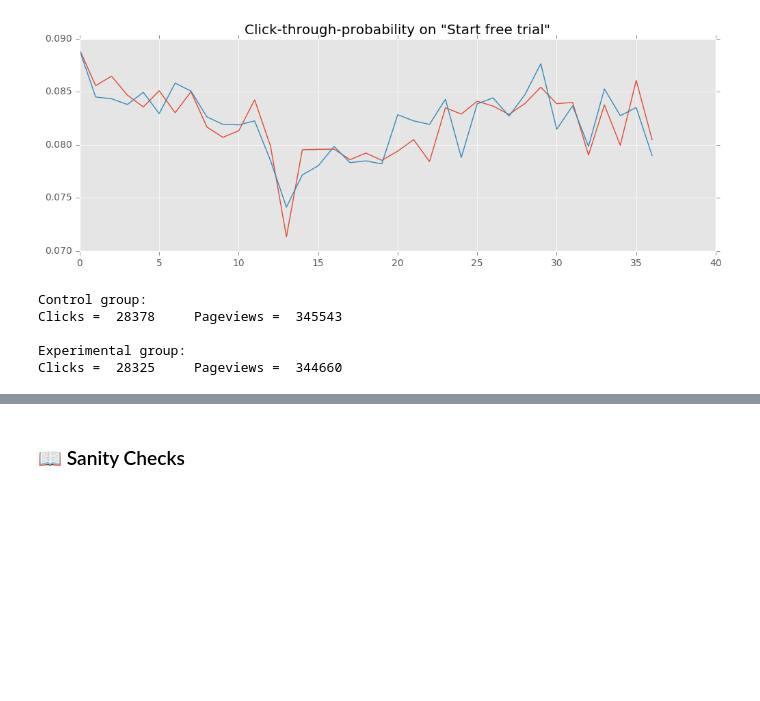
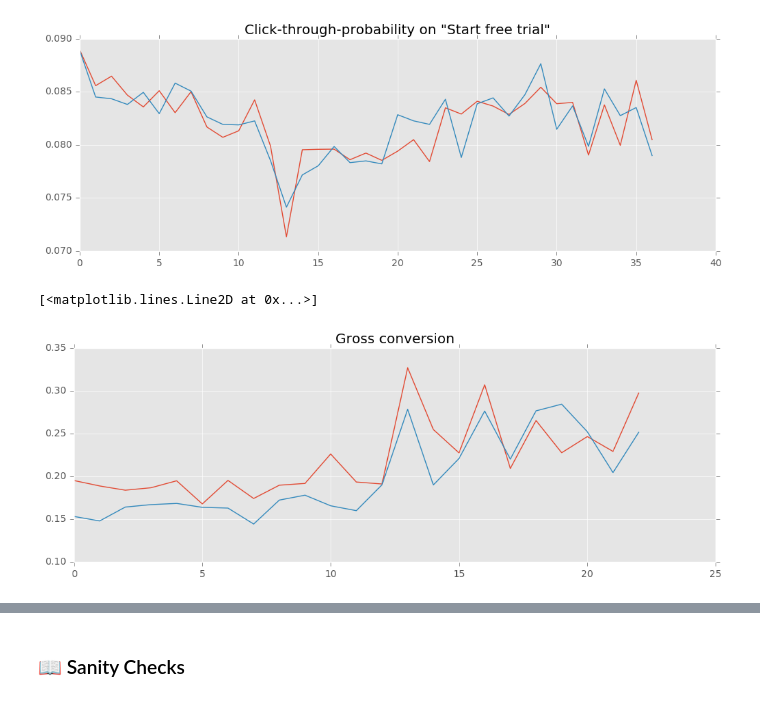
Before and after one commit to OlgaBelitskaya/OlgaBelitskaya.github.io, a Jupyter notebook: P7_Design_an_A_B_Test_Overview.ipynb, the cells around one changed output, grey strips where cells are left out. Saved outputs shown, nothing was run; the diff lists cells and outputs as text; code cells hidden in the pictures; blank space fills up the shorter version.

```diff
--- a/P7_Design_an_A_B_Test_Overview.ipynb
+++ b/P7_Design_an_A_B_Test_Overview.ipynb
@@ -211,6 +211,8 @@ import matplotlib.pyplot as plt
 # Read the data for the control and experimental groups
 control_data = pd.read_csv('Final_Project_Results_Control.csv')
 experiment_data = pd.read_csv('Final_Project_Results_Experiment.csv')
+control_data2 = control_data[:23]
+experiment_data2 = experiment_data[:23]
 print "Control data"
 print control_data.head(3)
 print
@@ -238,17 +240,10 @@ plt.plot(experiment_data['Clicks']/experiment_data['Pageviews'])
 # %% [output]
 [<matplotlib.lines.Line2D at 0x...>]
 [figure]
-# %%
-print "Control group:"
-print "Clicks = ", control_data['Clicks'].sum(), "   ", \
-      "Pageviews = ", control_data['Pageviews'].sum()
-print
-print "Experimental group:"
-print "Clicks = ", experiment_data['Clicks'].sum(), "   ", \
-      "Pageviews = ", experiment_data['Pageviews'].sum()
-# %% [output]
-Control group:
-Clicks =  28378     Pageviews =  345543
-
-Experimental group:
-Clicks =  28325     Pageviews =  344660
+# %%
+plt.title('Gross conversion')
+plt.plot(control_data2['Enrollments']/control_data2['Clicks'])
+plt.plot(experiment_data2['Enrollments']/experiment_data2['Clicks'])
+# %% [output]
+[<matplotlib.lines.Line2D at 0x...>]
+[figure, added]
```
Also changed, not shown: parts of 8 cells of this notebook, 1 other file.
